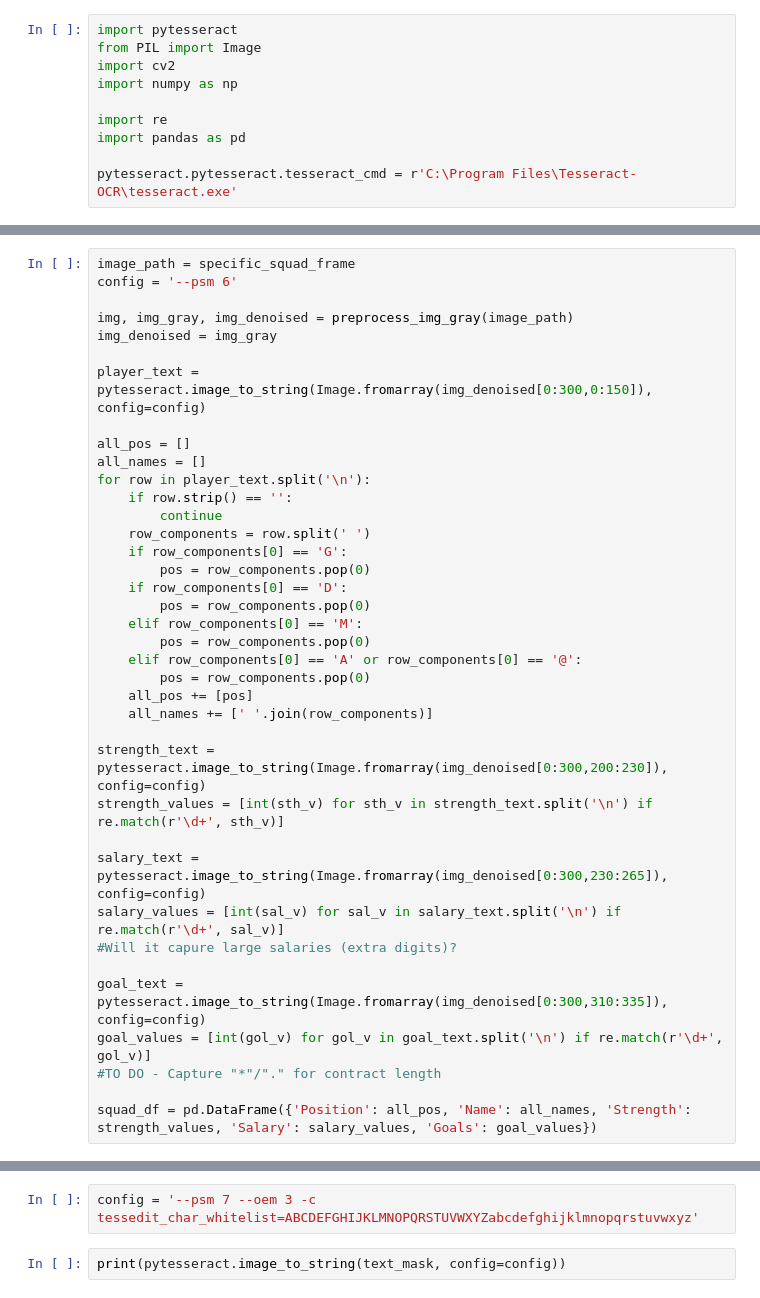
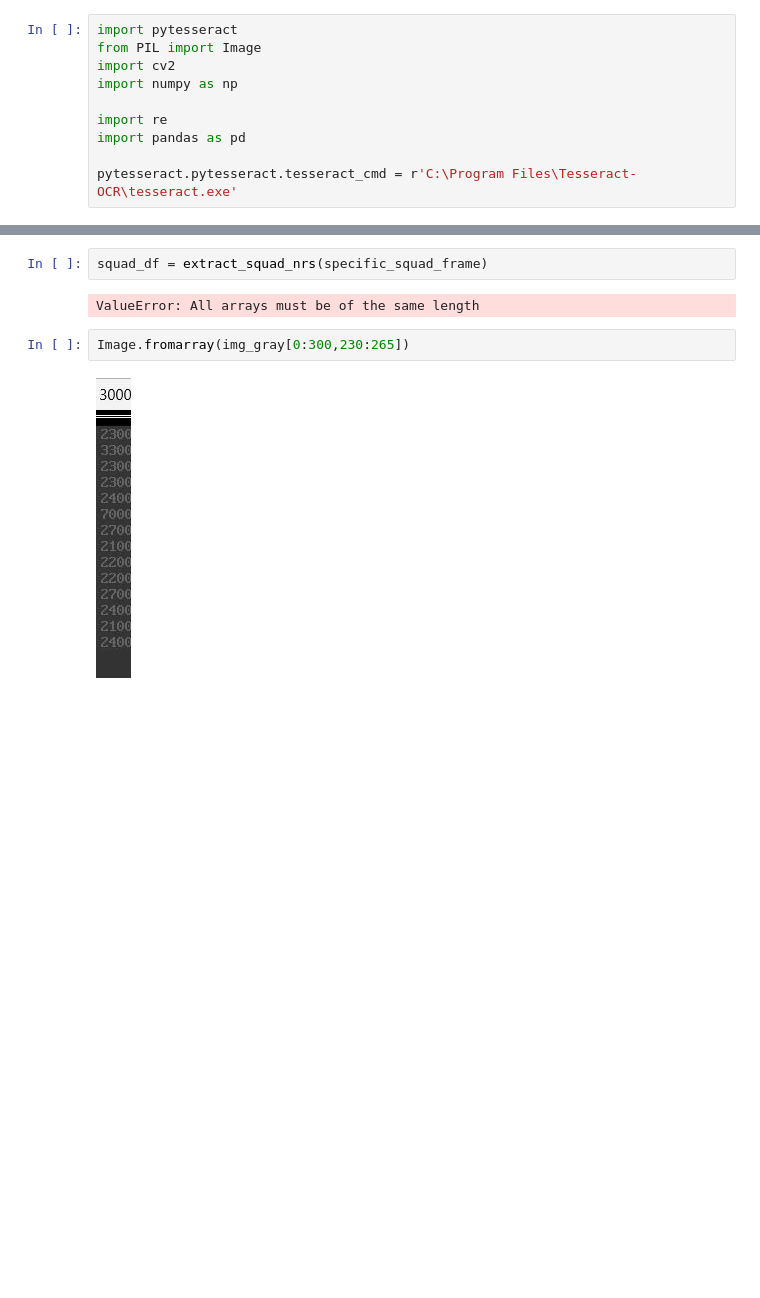
Before and after one commit to elconejo8/Elifoot, a Jupyter notebook: frame_info_extraction.ipynb, the cells around one changed output, grey strips where cells are left out. Drawn from its saved outputs; the diff is of its cells as text; blank space fills up the shorter version.

```diff
--- a/frame_info_extraction.ipynb
+++ b/frame_info_extraction.ipynb
@@ -201,38 +154,0 @@ for squad_frame in os.listdir(squad_frames):
-# %%
-image_path = specific_squad_frame
-config = '--psm 6'
-
-img, img_gray, img_denoised = preprocess_img_gray(image_path)
-img_denoised = img_gray
-
-player_text = pytesseract.image_to_string(Image.fromarray(img_denoised[0:300,0:150]), config=config)
-
-all_pos = []
-all_names = []
-for row in player_text.split('\n'):
-    if row.strip() == '':
-        continue
-    row_components = row.split(' ')
-    if row_components[0] == 'G':
-        pos = row_components.pop(0)
-    if row_components[0] == 'D':
-        pos = row_components.pop(0)
-    elif row_components[0] == 'M':
-        pos = row_components.pop(0)
-    elif row_components[0] == 'A' or row_components[0] == '@':
-        pos = row_components.pop(0)
-    all_pos += [pos]
-    all_names += [' '.join(row_components)]
-
-strength_text = pytesseract.image_to_string(Image.fromarray(img_denoised[0:300,200:230]), config=config)
-strength_values = [int(sth_v) for sth_v in strength_text.split('\n') if re.match(r'\d+', sth_v)]
-
-salary_text = pytesseract.image_to_string(Image.fromarray(img_denoised[0:300,230:265]), config=config)
-salary_values = [int(sal_v) for sal_v in salary_text.split('\n') if re.match(r'\d+', sal_v)]
-#Will it capure large salaries (extra digits)?
-
-goal_text = pytesseract.image_to_string(Image.fromarray(img_denoised[0:300,310:335]), config=config)
-goal_values = [int(gol_v) for gol_v in goal_text.split('\n') if re.match(r'\d+', gol_v)]
-#TO DO - Capture "*"/"." for contract length
-
-squad_df = pd.DataFrame({'Position': all_pos, 'Name': all_names, 'Strength': strength_values, 'Salary': salary_values, 'Goals': goal_values})
@@ -265,4 +166,8 @@ text_mask = cv2.adaptiveThreshold(
-# %%
-config = '--psm 7 --oem 3 -c tessedit_char_whitelist=ABCDEFGHIJKLMNOPQRSTUVWXYZabcdefghijklmnopqrstuvwxyz'
-# %%
-print(pytesseract.image_to_string(text_mask, config=config))
+# %%
+squad_df = extract_squad_nrs(specific_squad_frame)
+# %% [output]
+ValueError: All arrays must be of the same length
+# %%
+Image.fromarray(img_gray[0:300,230:265])
+# %% [output]
+[figure, added]
```
Also changed, not shown: parts of 51 cells of this notebook, 2 other files.
